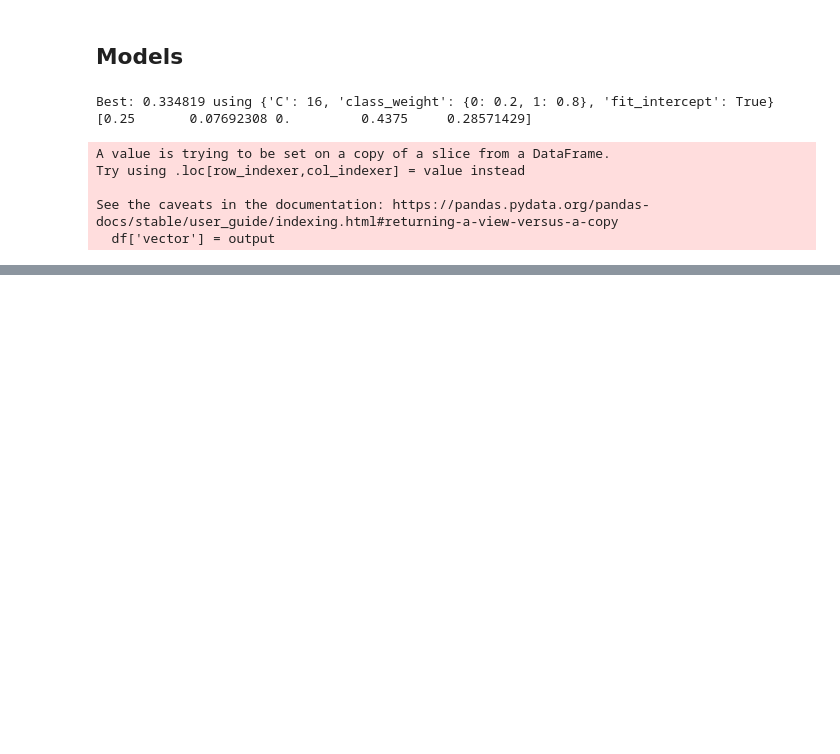
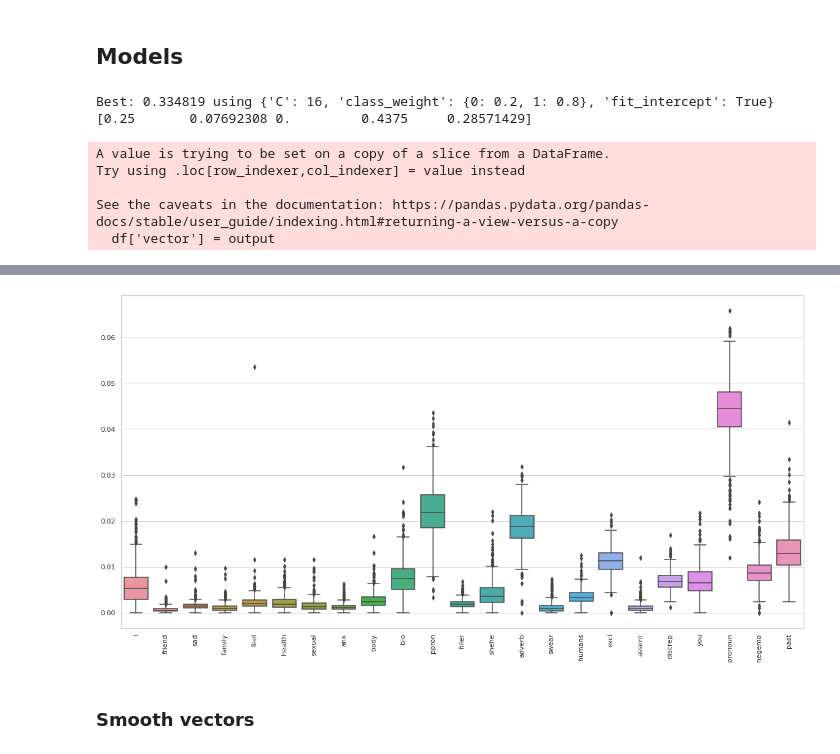
Before and after one commit to tramyynt/master-thesis, a Jupyter notebook: lexicon_models.ipynb, the cells around one changed output, grey strips where cells are left out. Drawn from its saved outputs; the diff is of its cells as text; code cells hidden in the pictures; blank space fills up the shorter version.

```diff
--- a/lexicon_models.ipynb
+++ b/lexicon_models.ipynb
@@ -277,0 +329,10 @@ X_liwc_alike2
+# %%
+sns.set(style="whitegrid")
+plt.figure(figsize=(20,10))
+ax = sns.boxplot(data=X_liwc2)
+plt.xticks(rotation=90)
+plt.savefig(os.path.join(HOME_DIR,'boxplot_liwc.pdf'))
+# %% [output]
+[figure, added]
+# %% [markdown]
+### Smooth vectors
```
Also changed, not shown: parts of 15 cells of this notebook, 2 other files.
